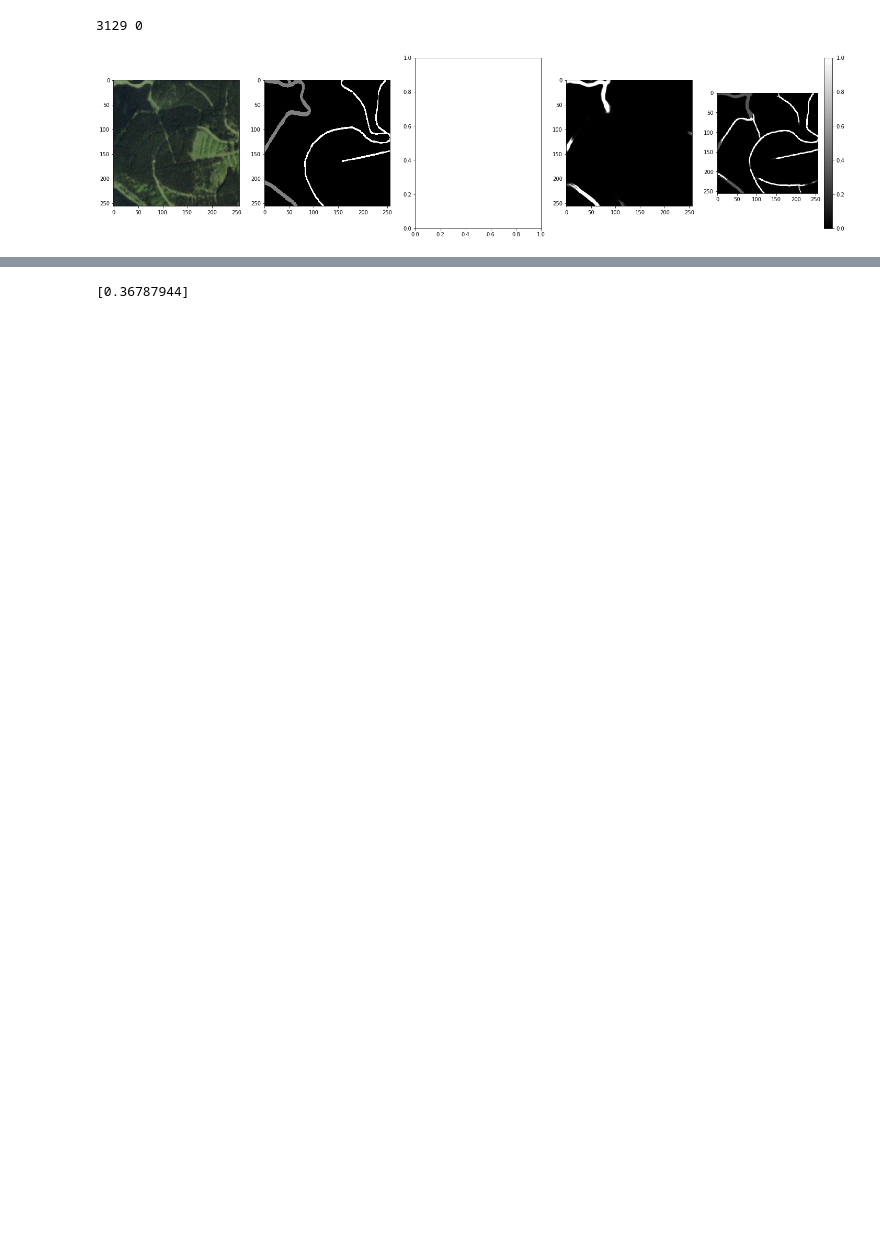
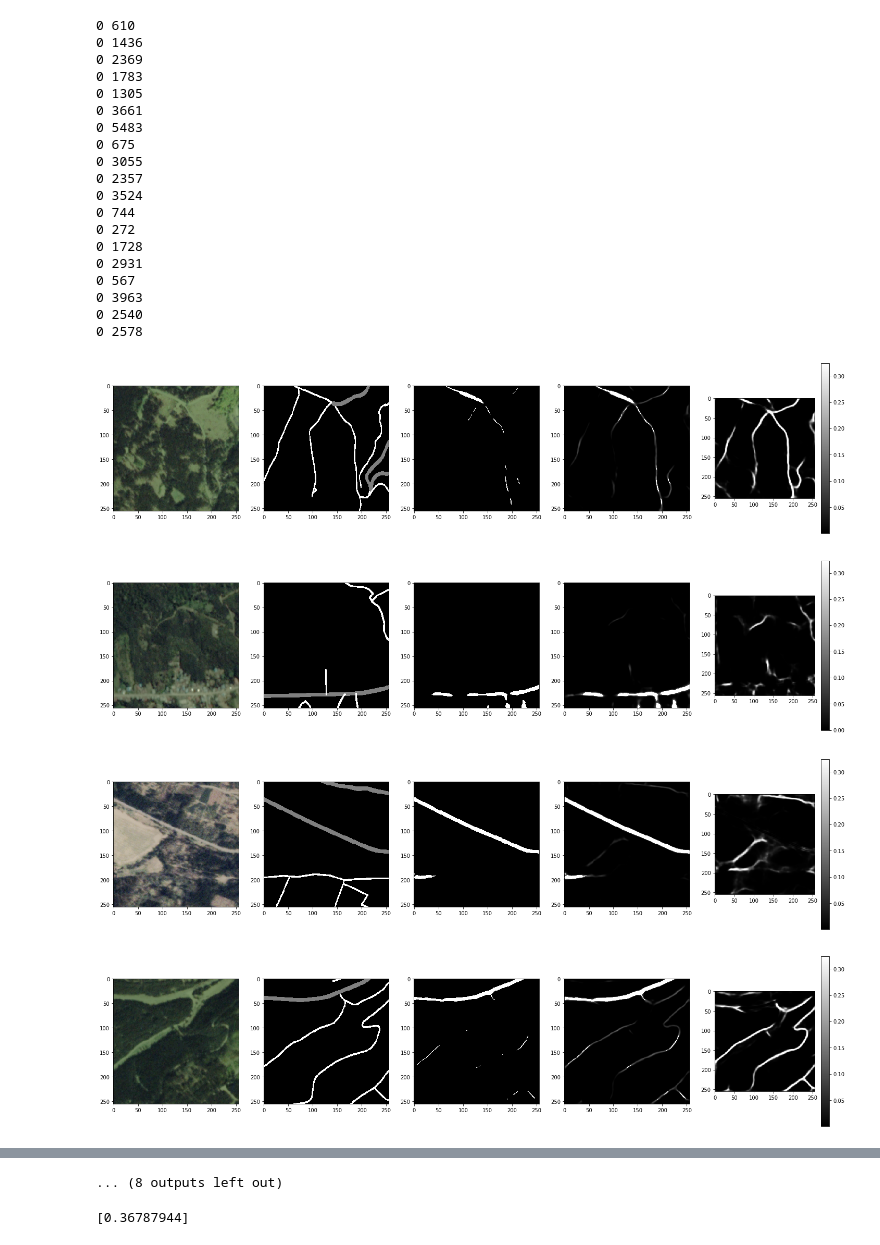
Before and after one commit to BerlinRDT/roaddetection, a Jupyter notebook: notebooks/visualize_imagery/prediction_album-Lisa.ipynb, the cells around one changed output, grey strips where cells are left out. Cells and saved outputs as stored; diff of their text form; code cells hidden in the pictures; blank space fills up the shorter version.

```diff
--- a/notebooks/visualize_imagery/prediction_album-Lisa.ipynb
+++ b/notebooks/visualize_imagery/prediction_album-Lisa.ipynb
@@ -35,7 +35,7 @@ def show_prediction(n, sat, map, predict):
     for i in range(len(q[0])):
         for j in range(len(q[1])):
             if np.argmax(q[i,j,:]) == 1:
-                print(np.argmax(softmax(q[i,j,:], classweights)))
+                #print(np.argmax(softmax(q[i,j,:], classweights)))
                 numP += 1
             elif np.argmax(q[i,j,:]) == 2:
                 numUn += 1
@@ -51,7 +51,7 @@ def show_prediction(n, sat, map, predict):
     plt.imshow(map, cmap='gray')
 
     plt.subplot(1, 5, 3)
-    #plt.hist(q[0, ...].ravel())
+    plt.imshow(k, cmap='gray')
     plt.subplot(1, 5, 4)
     plt.imshow(p[..., 1], cmap='gray')
     plt.subplot(1, 5, 5)
@@ -71,12 +71,33 @@ def get_image_paths(file_name):
 # %%
 n = 0
 for file in Path(test_dir+"sat").iterdir():
     if file.name.endswith(('.tiff', '.tif')):
 
         show_prediction(n, **get_image_paths(file.name))
         n +=1
-        if(n>0):
+        if(n>20):
             break
 # %% [output]
-3129 0
+0 610
+0 1436
+0 2369
+0 1783
+0 1305
+0 3661
+0 5483
+0 675
+0 3055
+0 2357
+0 3524
+0 744
+0 272
+0 1728
+0 2931
+0 567
+0 3963
+0 2540
+0 2578
-[figure, old version]
+[figure, new version]
+[figure, added]
+[figure, added]
+[figure, added]
@@ -83,3 +111,4 @@ for file in Path(test_dir+"sat").iterdir():
+... (8 outputs left out)
 # %%
 print(np.exp([.0000000001])/np.exp([1.]))
 # %% [output]
```
Also changed, not shown: parts of 1 cell of this notebook, 1 other file.
